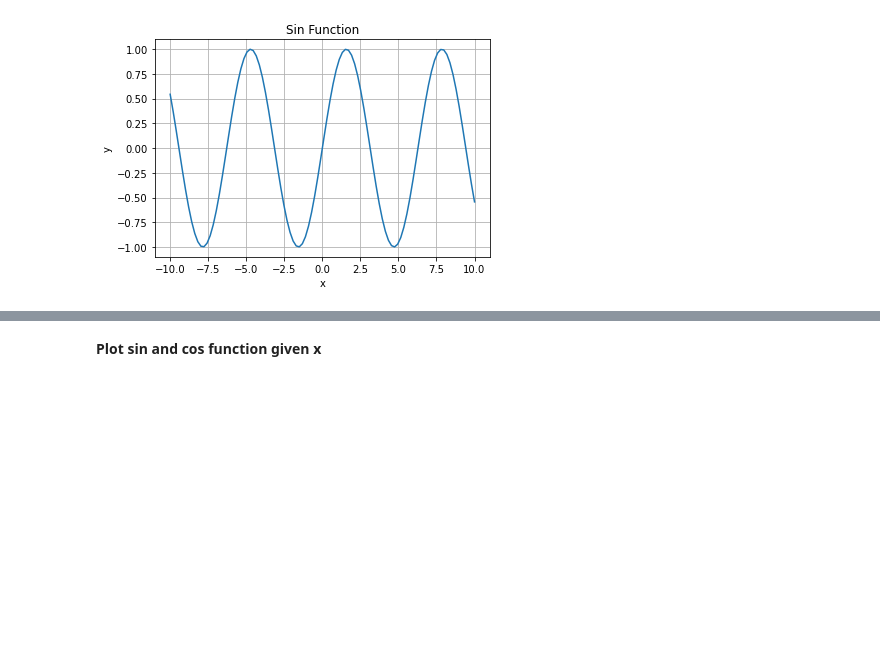
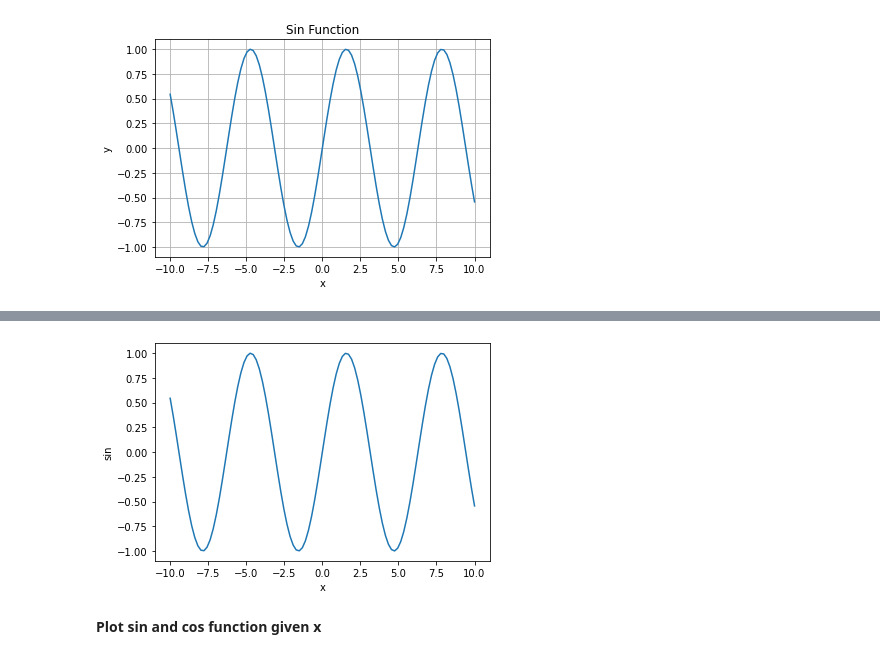
Before and after one commit to honghanhh/mci_python_31_level_1, a Jupyter notebook: Live Slides/Live Lecture 7/hai.ipynb, the cells around one changed output, grey strips where cells are left out. Cells and saved outputs as stored; diff of their text form; code cells hidden in the pictures; blank space fills up the shorter version.

```diff
--- a/Live Slides/Live Lecture 7/hai.ipynb
+++ b/Live Slides/Live Lecture 7/hai.ipynb
@@ -45,3 +45,6 @@ plt.grid()
 plt.show()
 # %% [output]
 [figure]
+# %%
+sin_df = pd.DataFrame({'x':x, 'sin':sin})
+sin_df.head(5)
@@ -48,3 +58,7 @@ plt.show()
+# %%
+sns.lineplot(data = sin_df, x='x', y='sin');
+# %% [output]
+[figure, added]
 # %% [markdown]
 **Plot sin and cos function given x**
 # %%
```
Also changed, not shown: parts of 40 cells of this notebook.
